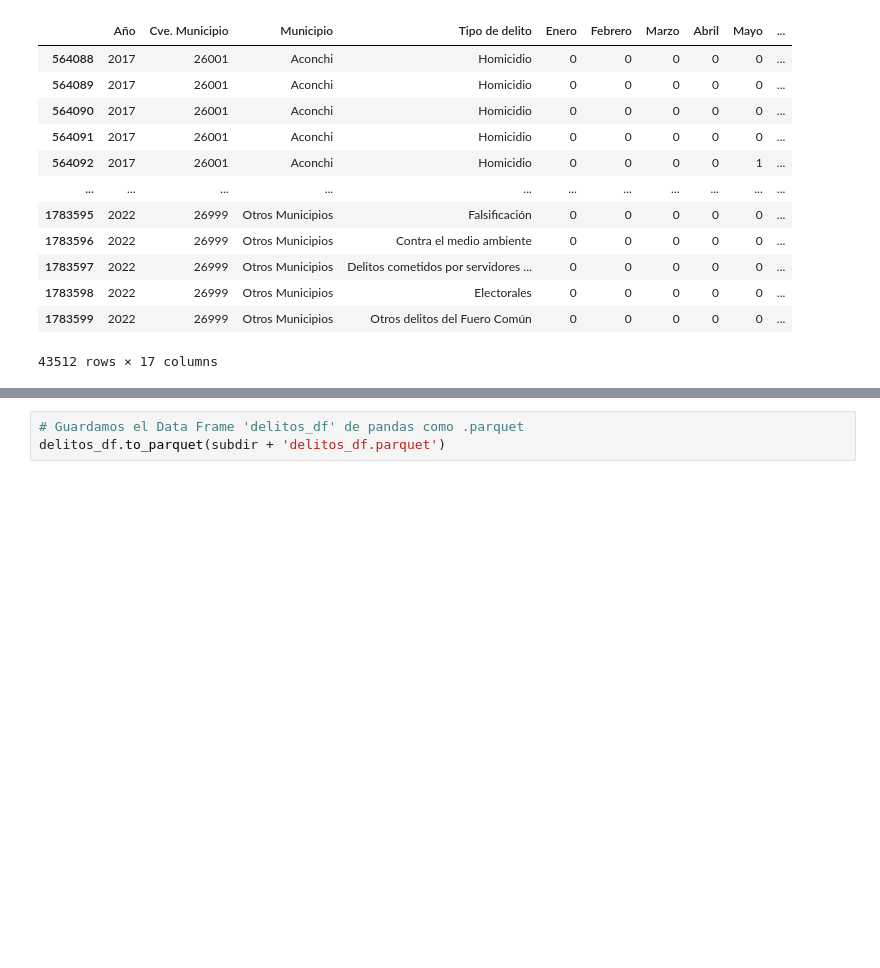
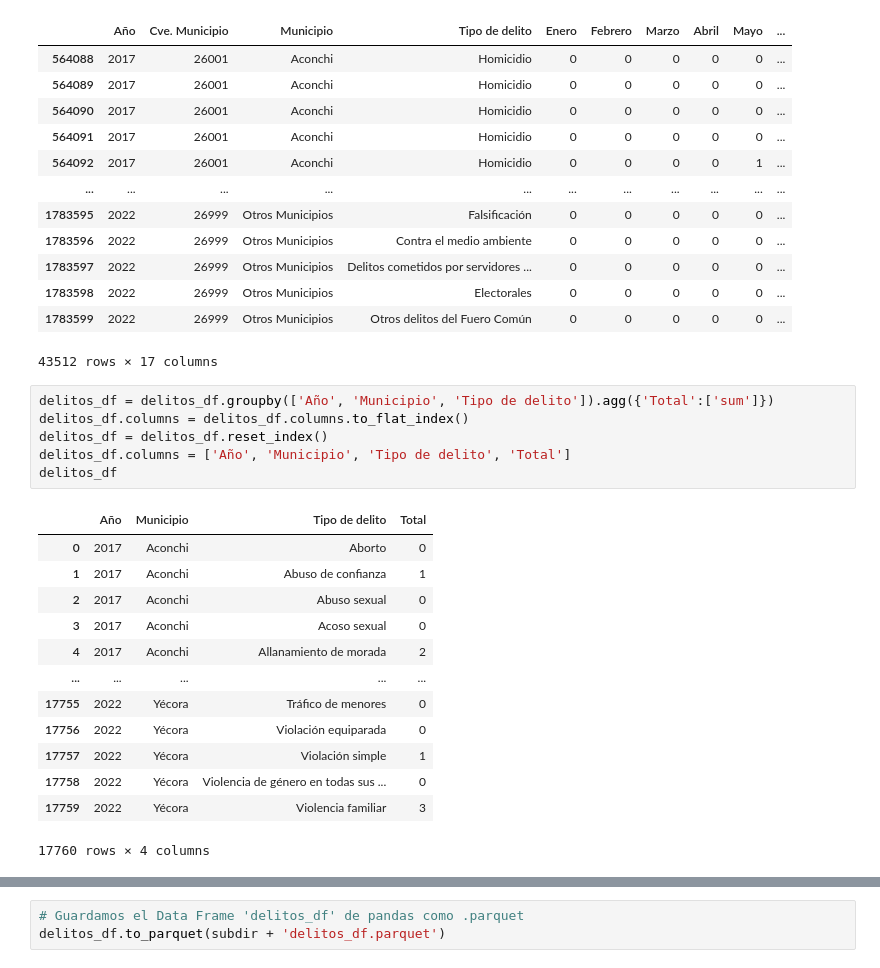
Before and after one commit to osirisizs/Proyecto-Ingenieria-de-Caracteristicas, a Jupyter notebook: Proyecto1_Descargando_Datos.ipynb, the cells around one changed output, grey strips where cells are left out. Drawn from its saved outputs; the diff is of its cells as text; blank space fills up the shorter version.

```diff
--- a/Proyecto1_Descargando_Datos.ipynb
+++ b/Proyecto1_Descargando_Datos.ipynb
@@ -355,3 +355,23 @@ delitos_df
 | 1783598 | 2022 | 26999 | Otros Municipios | Electorales | 0 | 0 | 0 | 0 | 0 | ... |
 | 1783599 | 2022 | 26999 | Otros Municipios | Otros delitos del Fuero Común | 0 | 0 | 0 | 0 | 0 | ... |
 43512 rows × 17 columns
+# %%
+delitos_df = delitos_df.groupby(['Año', 'Municipio', 'Tipo de delito']).agg({'Total':['sum']})
+delitos_df.columns = delitos_df.columns.to_flat_index()
+delitos_df = delitos_df.reset_index()
+delitos_df.columns = ['Año', 'Municipio', 'Tipo de delito', 'Total']
+delitos_df
+# %% [output]
+|  | Año | Municipio | Tipo de delito | Total |
+| 0 | 2017 | Aconchi | Aborto | 0 |
+| 1 | 2017 | Aconchi | Abuso de confianza | 1 |
+| 2 | 2017 | Aconchi | Abuso sexual | 0 |
+| 3 | 2017 | Aconchi | Acoso sexual | 0 |
+| 4 | 2017 | Aconchi | Allanamiento de morada | 2 |
+| ... | ... | ... | ... | ... |
+| 17755 | 2022 | Yécora | Tráfico de menores | 0 |
+| 17756 | 2022 | Yécora | Violación equiparada | 0 |
+| 17757 | 2022 | Yécora | Violación simple | 1 |
+| 17758 | 2022 | Yécora | Violencia de género en todas sus ... | 0 |
+| 17759 | 2022 | Yécora | Violencia familiar | 3 |
+17760 rows × 4 columns
```
Also changed, not shown: parts of 1 cell of this notebook.
